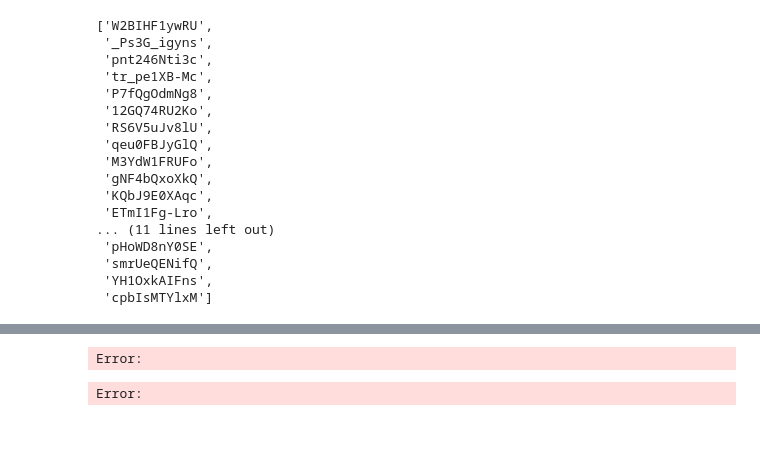
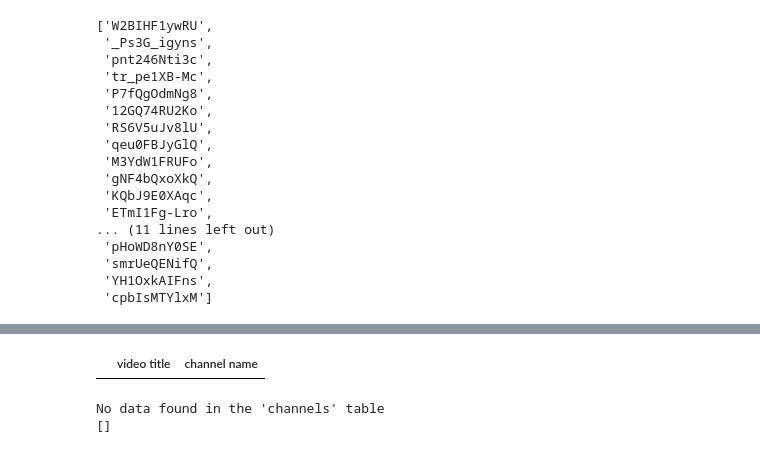
Before and after one commit to virenemmanuel/youtube_data_harvesting-and-warehousing, a Jupyter notebook: youtubeproject/youtubetest.ipynb, the cells around one changed output, grey strips where cells are left out. Cells and saved outputs as stored; diff of their text form; code cells hidden in the pictures.

```diff
--- a/youtubeproject/youtubetest.ipynb
+++ b/youtubeproject/youtubetest.ipynb
@@ -844,22 +1002,22 @@ Error:
 # %%
 
 mydb = psycopg2.connect(host="localhost",
                             user = "postgres",
                             password = "roomno13",
                             database = "youtube_data",
                             port = "5432")
 cursor = mydb.cursor()
 
 # if question == '1. What are the names of all the videos and their corresponding channels':
-query1 = "SELECT title AS videos,channel_name as channelname from videos;"
+query1 = "SELECT title AS videostitle,channel_name as channelname from videos;"
 cursor.execute(query1)
-mydb.commit()
+# mydb.commit()
 t1 = cursor.fetchall()
 df1 = pd.DataFrame(t1,columns=["video title","channel name"])
 # st.write(df1)
 df1
 # %% [output]
-Error:
+|  | video title | channel name |
 # %%
 # elif question == '2.Which channels have the most number of videos, and how many videos do they have?':
 mydb = psycopg2.connect(host="localhost",
@@ -869,15 +1027,24 @@ mydb = psycopg2.connect(host="localhost",
                             port = "5432")
 cursor = mydb.cursor()
 
-query2 = "select channel_name as channelname,Total_videos as no_videos from channels order by Total_videos desc;"
+query2 = '''select channel_name as channelname,total_videos as novideos from channels order by total_videos desc;'''
 cursor.execute(query2)
-mydb.commit()
+# mydb.commit()
 t2=cursor.fetchall()
-df2 = pd.DataFrame(t2, columns=["channel_name","No of videos"])
+if t2:
+
+    df2 = pd.DataFrame(t2, columns=["channel name","no_videos"])
 # st.write(pd.DataFrame(t2, columns=["Channel Name","No Of Videos"]))
-print(df2)
+else:
+    print("No data found in the 'channels' table")
+    df2 = pd.DataFrame(t2, columns=["channel name","no_videos"])
+cursor.close()
+mydb.close()
+df2
+print(t2)
 # %% [output]
-Error:
+No data found in the 'channels' table
+[]
 # %%
 mydb = psycopg2.connect(host="localhost",
                             user = "postgres",
```
Also changed, not shown: parts of 48 cells of this notebook, 1 other file.
